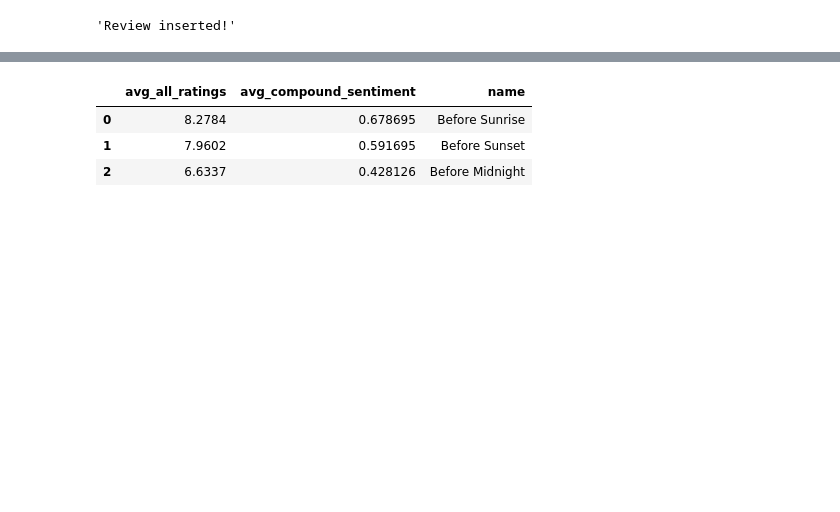
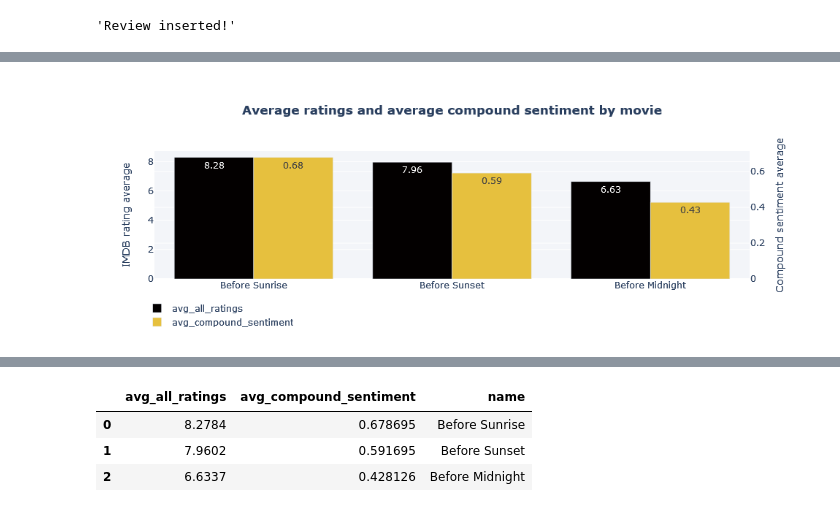
Before and after one commit to Maya-Souza/SQL-Database-and-Sentiment-Analysis-Before-Sunrise-Trilogy, a Jupyter notebook: requests_api + visualizations.ipynb, the cells around one changed output, grey strips where cells are left out. Saved outputs shown, nothing was run; the diff lists cells and outputs as text; code cells hidden in the pictures; blank space fills up the shorter version.

Commit message:
Notebook using the API returns to visualize the data

```diff
--- a/requests_api + visualizations.ipynb
+++ b/requests_api + visualizations.ipynb
@@ -62,0 +56,24 @@ avg_sentiment_per_year_sunrise.add_bar(y = b_sunrise['number_of_reviews'], x = b
+# %%
+avg_all_ratings = go.Figure(
+    data=[
+        go.Bar(name='avg_all_ratings', x=all_averages['name'], y=all_averages['avg_all_ratings'],
+               yaxis='y', offsetgroup=1, marker = dict(color = '#030000'),
+               text=round(all_averages['avg_all_ratings'], 2)),
+
+        go.Bar(name='avg_compound_sentiment', x=all_averages['name'], y=all_averages['avg_compound_sentiment'],
+               yaxis='y2', offsetgroup=2, marker = dict(color = '#e6c03e'),
+               text=round(all_averages['avg_compound_sentiment'], 2))
+    ],
+    layout={
+        'yaxis': {'title': 'IMDB rating average'},
+        'yaxis2': {'title': 'Compound sentiment average', 'overlaying': 'y', 'side': 'right'}
+    }
+)
+
+avg_all_ratings.update_layout(barmode='group', legend=dict(x=-0.02, y=-0.42),
+                  title='<b>Average ratings and average compound sentiment by movie',
+                  title_x=0.5,
+                  plot_bgcolor='rgba(240, 242, 247, 0.8)')
+avg_all_ratings.show()
+# %% [output]
+[figure, added]
```
Also changed, not shown: parts of 15 cells of this notebook.
